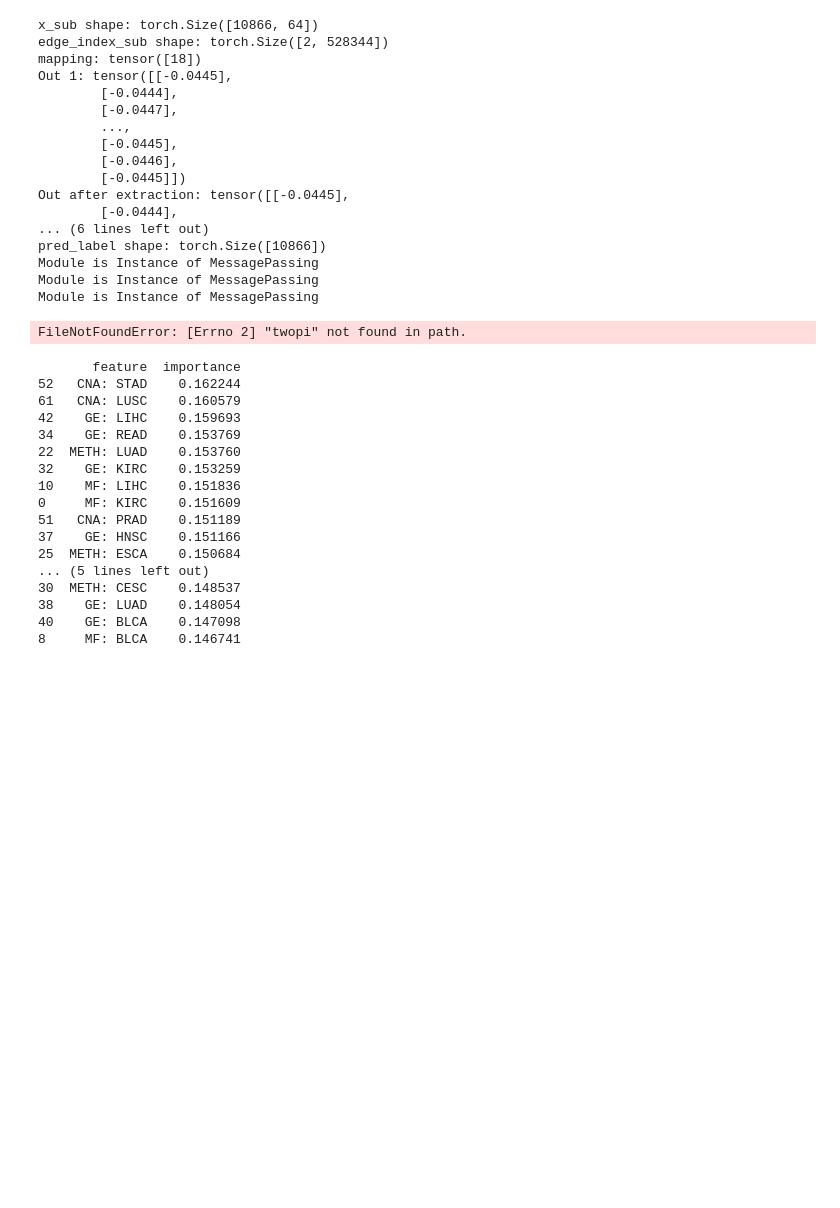
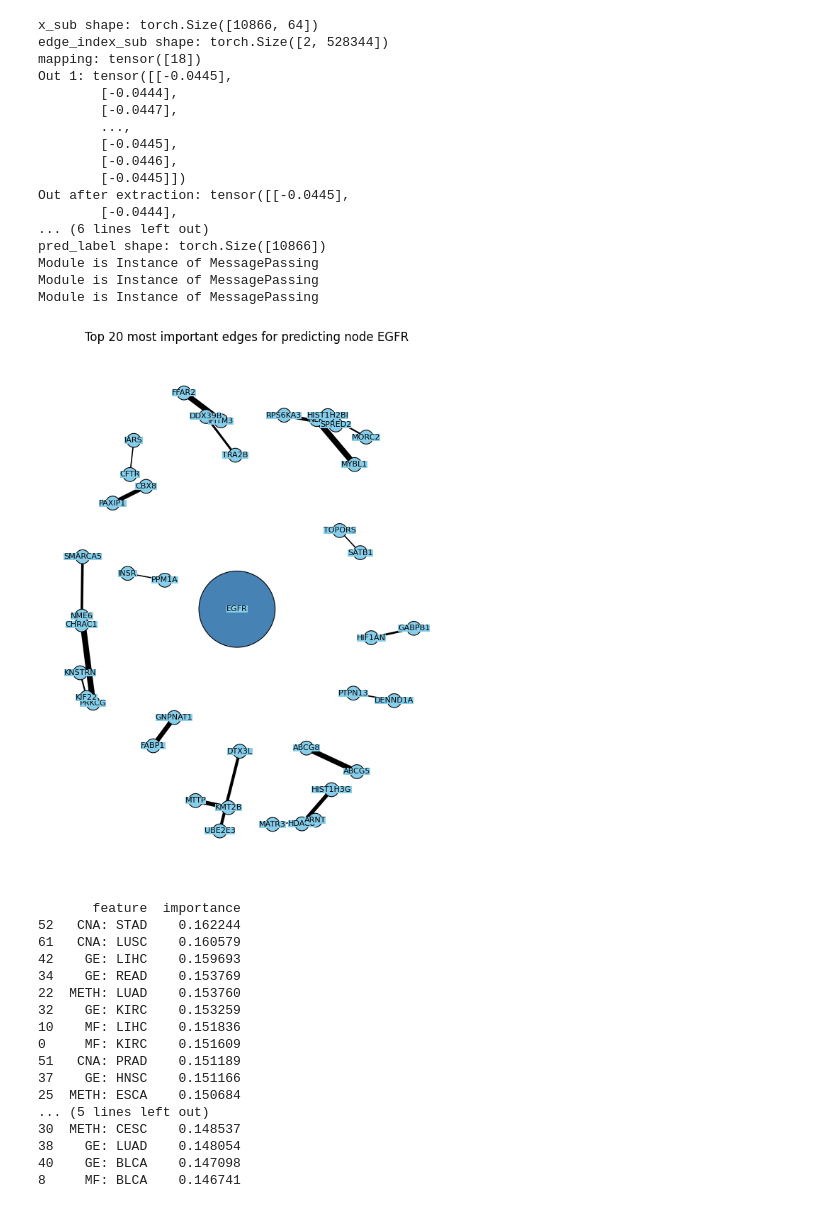
Before and after one commit to martina-occhetta/MORGaN, a Jupyter notebook: notebooks/06_explainer.ipynb, the cells around one changed output. Cells and saved outputs as stored; diff of their text form; code cells hidden in the pictures; blank space fills up the shorter version.

```diff
--- a/notebooks/06_explainer.ipynb
+++ b/notebooks/06_explainer.ipynb
@@ -190,19 +190,10 @@ G = nx.Graph()
 for u, v in topk_edges.t().tolist():
     G.add_edge(int(u), int(v))
 
-# assume G is your graph and node_idx is the “focus” node
-# make sure pydot & graphviz (“twopi”) are on your PATH
-
-pos = graphviz_layout(
-    G,
-    prog='twopi',
-    # args=f'-Groot={node_idx}'    # tell twopi which node is the center
-)
-
-
+pos = nx.spring_layout(G, seed=42, k=0.5)
 idx2gene = { i: name for i, name in enumerate(graph.name) }
 
-# offset = 0.04   # tweak this (in the same coordinate space as your layout) until it looks good
+# offset = 0.01   # tweak this (in the same coordinate space as your layout) until it looks good
 
 # # build a new dict of label positions
 # label_pos = { n: (xy[0] - offset, xy[1] + offset)
@@ -212,15 +203,17 @@ idx2gene = { i: name for i, name in enumerate(graph.name) }
 # -----------------------------------------------------------
 # 1) make sure the *explained* node is present in the sub-graph
 # -----------------------------------------------------------
-if node_idx not in G:
-    G.add_node(node_idx)            # add it (isolated) so we can style it
-    pos[node_idx] = (0, 0)          # optional: anchor it roughly in the centre
+# if node_idx not in G:
+G.add_node(node_idx)            # add it (isolated) so we can style it
+pos[node_idx] = (0, 0)          # optional: anchor it roughly in the centre
+
+# label_pos[node_idx] = (0, 0)
 
 # -----------------------------------------------------------
 # 2) build style vectors
 # -----------------------------------------------------------
 # node sizes / colours
-node_sizes  = [3000 if n == node_idx else 100      for n in G.nodes()]
+node_sizes  = [6000 if n == node_idx else 200      for n in G.nodes()]
 node_colors = ['steelblue' if n == node_idx else 'skyblue' for n in G.nodes()]
 
 # edge widths   (→ contribution weight)
@@ -230,39 +223,41 @@ edge_widths = 1 + 5 * (edge_scores - edge_scores.min()) / (
                           edge_scores.max() - edge_scores.min() + 1e-9)
 
 # build a lookup so the order of widths matches nx.draw_networkx_edges
 edge_w_lookup = {(u, v): w for (u, v), w in zip(topk_edges.t().tolist(),
                                                 edge_widths)}
 edge_widths_ordered = [edge_w_lookup.get((u, v),
                          edge_w_lookup.get((v, u), 1)) for u, v in G.edges()]
 
 # -----------------------------------------------------------
 # 3) draw
 # -----------------------------------------------------------
-plt.figure(figsize=(8,8))
+plt.figure(figsize=(6,8))
 nx.draw_networkx_nodes(G, pos,
                        node_size=node_sizes,
                        node_color=node_colors,
                        linewidths=0.8,
                        edgecolors='black')
 
 nx.draw_networkx_edges(G, pos,
                        width=edge_widths_ordered,
                        edge_color='black')
 
-nx.draw_networkx_labels(G, label_pos,
+nx.draw_networkx_labels(G, pos,
                        labels={n: idx2gene[n] for n in G.nodes()},
-                       font_size=12,
-                       horizontalalignment='left',
-                       verticalalignment='center')
+                       font_size=8,
+                       horizontalalignment='center',
+                       verticalalignment='center',
+                       bbox=dict(facecolor='skyblue', edgecolor='none', pad=0)
+                       )
 
 plt.title(f"Top {K} most important edges for predicting node {idx2gene[node_idx]}")
 plt.axis('off')
 plt.tight_layout()
 plt.savefig(f"../paper/figures/top_{K}_edges_{idx2gene[node_idx]}.png",
             dpi=300, bbox_inches='tight')
 plt.show()
 # %% [output]
-FileNotFoundError: [Errno 2] "twopi" not found in path.
+[figure, added]
 # %%
 feature_names = ['MF: KIRC', 'MF: BRCA', 'MF: READ', 'MF: PRAD', 'MF: STAD',
        'MF: HNSC', 'MF: LUAD', 'MF: THCA', 'MF: BLCA', 'MF: ESCA',
```
Also changed, not shown: parts of 3 cells of this notebook, 5 other files.
